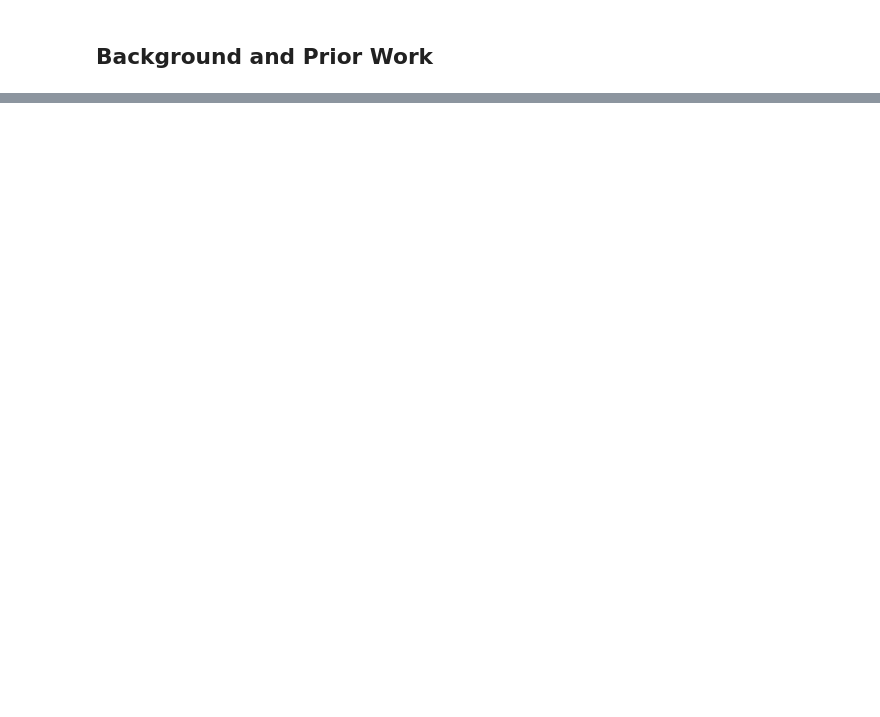
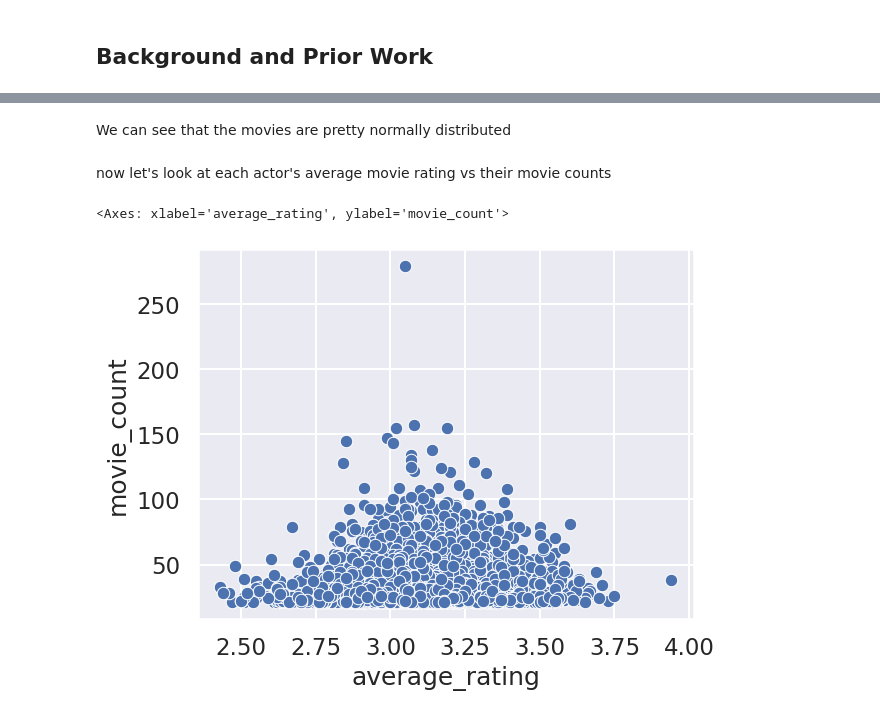
Before and after one commit to COGS108/Group080_WI24, a Jupyter notebook: DataCheckpoint_Group080_WI24.ipynb, the cells around one changed output, grey strips where cells are left out. Cells and saved outputs as stored; diff of their text form; code cells hidden in the pictures; blank space fills up the shorter version.

```diff
--- a/DataCheckpoint_Group080_WI24.ipynb
+++ b/DataCheckpoint_Group080_WI24.ipynb
@@ -149,0 +450,25 @@ If you think you will need any special resources or training outside what we hav
+# %%
+from ast import literal_eval
+# Create an empty dictionary to store the sum and count of ratings for each actor
+actor_ratings = {}
+
+# Iterate through each row of the DataFrame
+for index, row in df.iterrows():
+  # Extract the list of actors from the 'actors' column
+  actors_list_str = row['actors']
+  actors_list_arr = literal_eval(actors_list_str)
+  row['actors'] = actors_list_arr
+  # Extract the rating for the movie
+  rating = row['rating']
+
+  # Check if the 'actors' column is a list
+  if isinstance(actors_list_arr, list):
+      # Iterate through each actor in the list
+    for actor in actors_list_arr:
+      # If the actor is not in the dictionary, add a new entry
+      if actor not in actor_ratings:
+          actor_ratings[actor] = {'sum': rating, 'count': 1}
+      else:
+          # If the actor is already in the dictionary, update the sum and count
+          actor_ratings[actor]['sum'] += rating
+          actor_ratings[actor]['count'] += 1
@@ -149,0 +477,15 @@ If you think you will need any special resources or training outside what we hav
+# %%
+# Create a list of dictionaries for actor names and their average ratings
+data_list = [{'actor_name': actor, 'average_rating': round(data['sum'] / data['count'], 2), 'movie_count': data['count']} for actor, data in actor_ratings.items()]
+
+# Create a new DataFrame using pandas.concat
+average_ratings_df = pd.concat([pd.DataFrame(data_list)])
+
+# Drop duplicate rows
+average_ratings_df = average_ratings_df.drop_duplicates()
+
+# Filter actors with more than 10 movies
+average_ratings_df_filtered = average_ratings_df[average_ratings_df['movie_count'] > 20]
+
+# Display the new table with actor names and their average ratings
+average_ratings_df_filtered.head()
@@ -149,0 +558,9 @@ If you think you will need any special resources or training outside what we hav
+# %% [markdown]
+We can see that the movies are pretty normally distributed
+# %% [markdown]
+now let's look at each actor's average movie rating vs their movie counts
+# %%
+sns.scatterplot(x=average_ratings_df_filtered['average_rating'], y=average_ratings_df_filtered['movie_count'])
+# %% [output]
+<Axes: xlabel='average_rating', ylabel='movie_count'>
+[figure, added]
```
Also changed, not shown: parts of 98 cells of this notebook.
